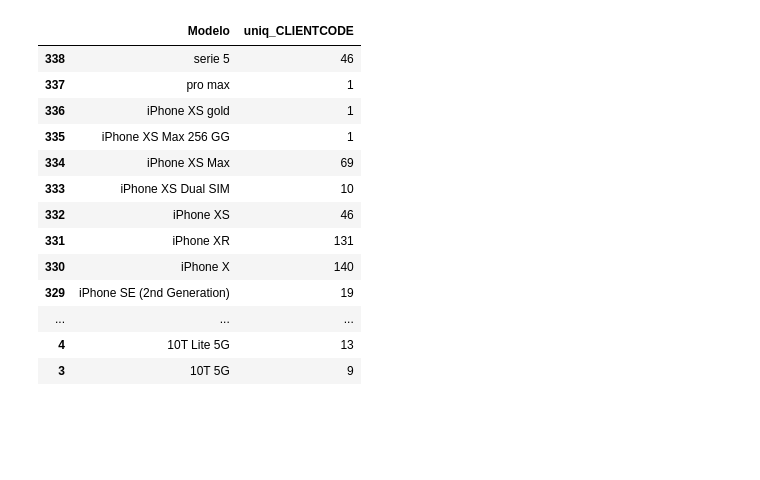
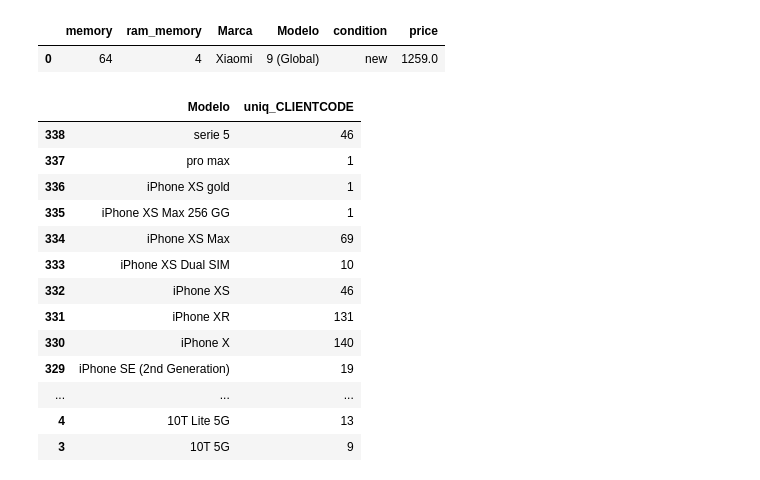
Before and after one commit to lucasobispo/precificacao_mercadolivre_tcc, a Jupyter notebook: Jupyer-Notebooks/Modelagem - One hot encoding.ipynb, the cells around one changed output. Drawn from its saved outputs; the diff is of its cells as text; code cells hidden in the pictures; blank space fills up the shorter version.

```diff
--- a/Jupyer-Notebooks/Modelagem - One hot encoding.ipynb
+++ b/Jupyer-Notebooks/Modelagem - One hot encoding.ipynb
@@ -80,3 +64,9 @@ data
+# %%
+predict_teste = data.head(1)
+predict_teste
+# %% [output]
+|  | memory | ram_memory | Marca | Modelo | condition | price |
+| 0 | 64 | 4 | Xiaomi | 9 (Global) | new | 1259.0 |
 # %%
 unique_count = data.groupby(['Modelo'], as_index=False).agg(uniq_CLIENTCODE =('Modelo',pd.Series.count))
 # %%
```
Also changed, not shown: parts of 13 cells of this notebook, 2 other files.
